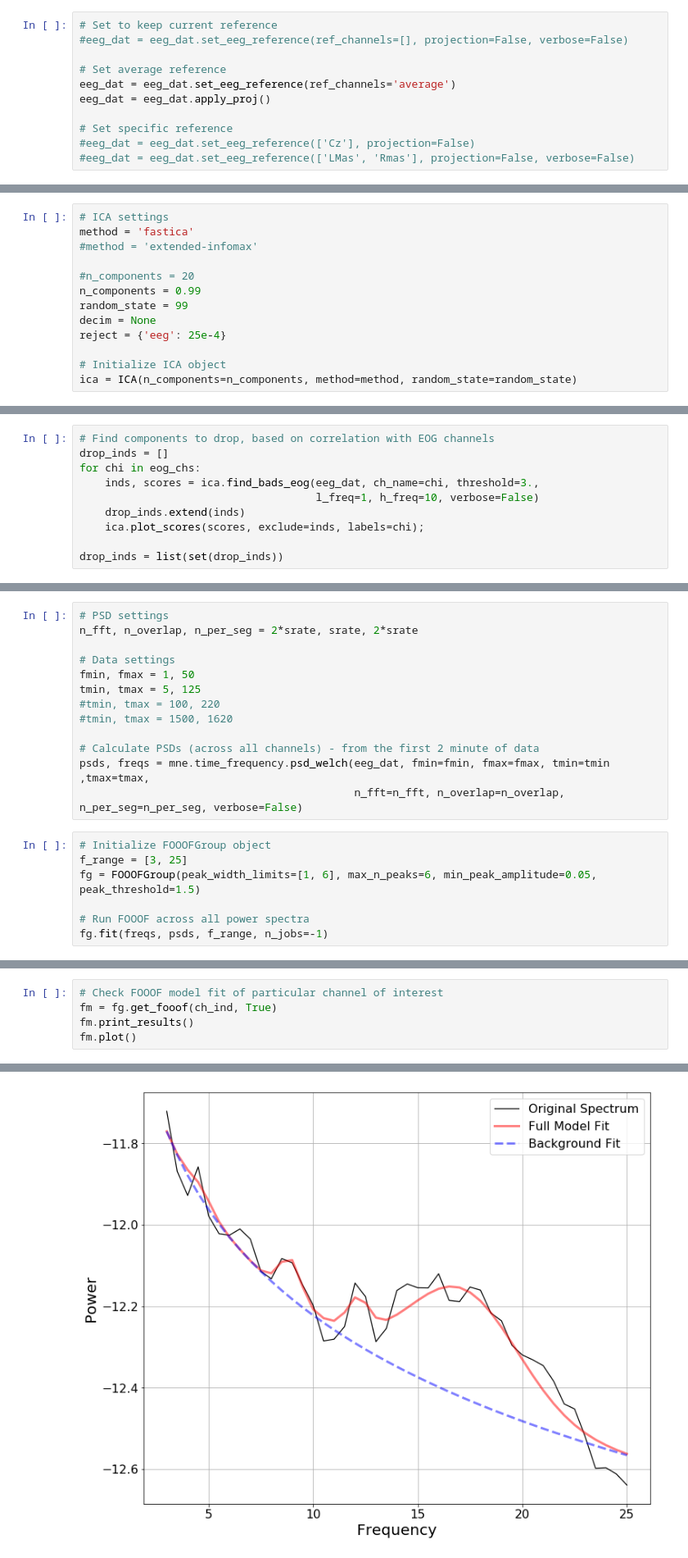
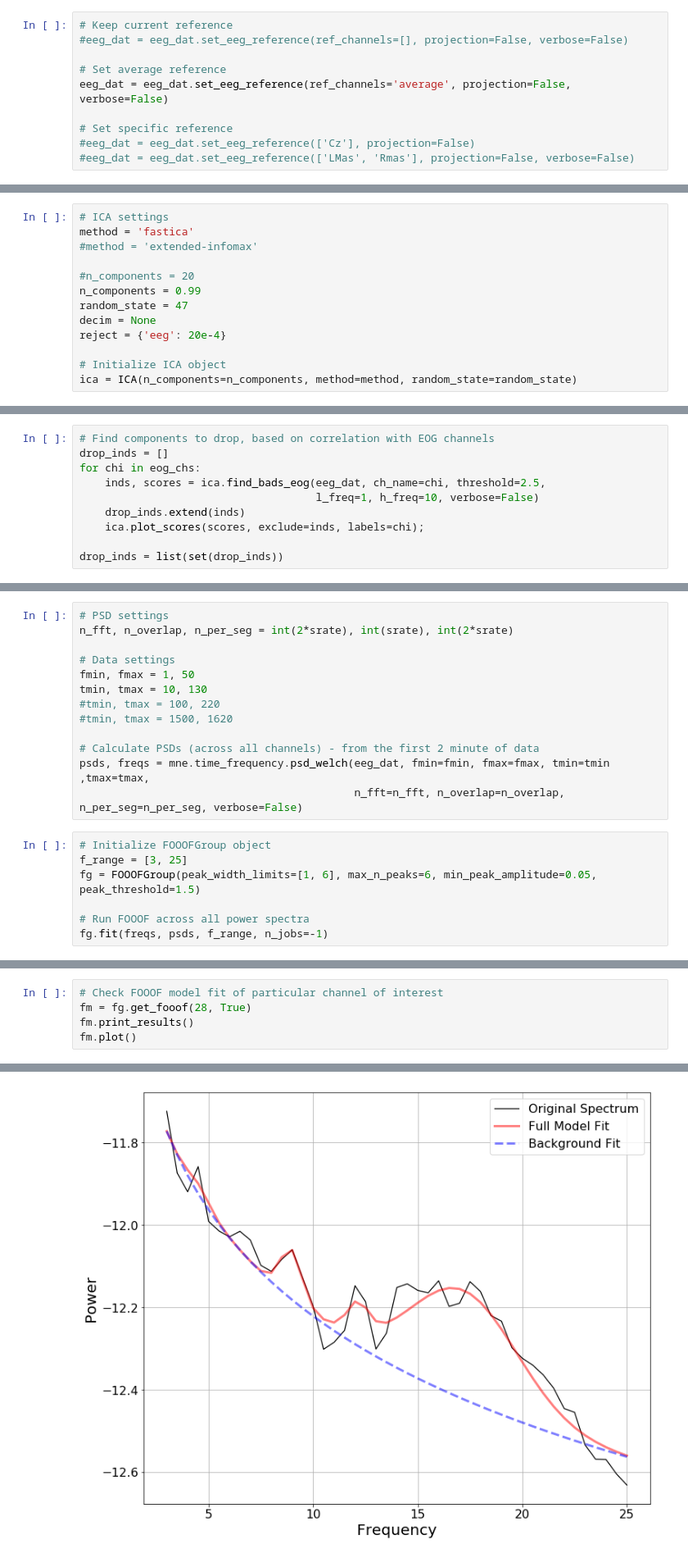
Before and after one commit to TomDonoghue/EEGparam, a Jupyter notebook: notebooks/FOOOF-EEG.ipynb, the cells around one changed output, grey strips where cells are left out. Shown at 82% size. Saved outputs shown, nothing was run; the diff lists cells and outputs as text.

```diff
--- a/notebooks/FOOOF-EEG.ipynb
+++ b/notebooks/FOOOF-EEG.ipynb
@@ -89,12 +88,11 @@ Setting channel info structure...
 Creating raw.info structure...
 Reading 0 ... 1382399  =      0.000 ...  2699.998 secs...
 # %%
-# Set to keep current reference
+# Keep current reference
 #eeg_dat = eeg_dat.set_eeg_reference(ref_channels=[], projection=False, verbose=False)
 
 # Set average reference
-eeg_dat = eeg_dat.set_eeg_reference(ref_channels='average')
-eeg_dat = eeg_dat.apply_proj()
+eeg_dat = eeg_dat.set_eeg_reference(ref_channels='average', projection=False, verbose=False)
 
 # Set specific reference
 #eeg_dat = eeg_dat.set_eeg_reference(['Cz'], projection=False)
@@ -144,9 +142,9 @@ method = 'fastica'
 
 #n_components = 20
 n_components = 0.99
-random_state = 99
+random_state = 47
 decim = None
-reject = {'eeg': 25e-4}
+reject = {'eeg': 20e-4}
 
 # Initialize ICA object
 ica = ICA(n_components=n_components, method=method, random_state=random_state)
@@ -163,7 +161,7 @@ Fitting ICA took 75.0s.
 # Find components to drop, based on correlation with EOG channels
 drop_inds = []
 for chi in eog_chs:
-    inds, scores = ica.find_bads_eog(eeg_dat, ch_name=chi, threshold=3.,
+    inds, scores = ica.find_bads_eog(eeg_dat, ch_name=chi, threshold=2.5,
                                      l_freq=1, h_freq=10, verbose=False)
     drop_inds.extend(inds)
     ica.plot_scores(scores, exclude=inds, labels=chi);
@@ -284,11 +284,11 @@ plt.plot(eeg_dat.times[inds[0]:inds[1]], eeg_dat._data[ch_ind, inds[0]:inds[1]])
 [figure]
 # %%
 # PSD settings
-n_fft, n_overlap, n_per_seg = 2*srate, srate, 2*srate
+n_fft, n_overlap, n_per_seg = int(2*srate), int(srate), int(2*srate)
 
 # Data settings
 fmin, fmax = 1, 50
-tmin, tmax = 5, 125
+tmin, tmax = 10, 130
 #tmin, tmax = 100, 220
 #tmin, tmax = 1500, 1620
 
@@ -305,6 +307,6 @@ fg.fit(freqs, psds, f_range, n_jobs=-1)
 # %%
 # Check FOOOF model fit of particular channel of interest
-fm = fg.get_fooof(ch_ind, True)
+fm = fg.get_fooof(28, True)
 fm.print_results()
 fm.plot()
 # %% [output]
@@ -326,6 +328,6 @@ fm.plot()
 
 ==================================================================================================
-[figure, old version]
+[figure, new version]
 # %%
 # Extract individualized CF from channel Oz
 fooof_freq, _, fooof_bw = get_band_peak(fm.peak_params_, [7, 14])
```
Also changed, not shown: parts of 21 cells of this notebook.
